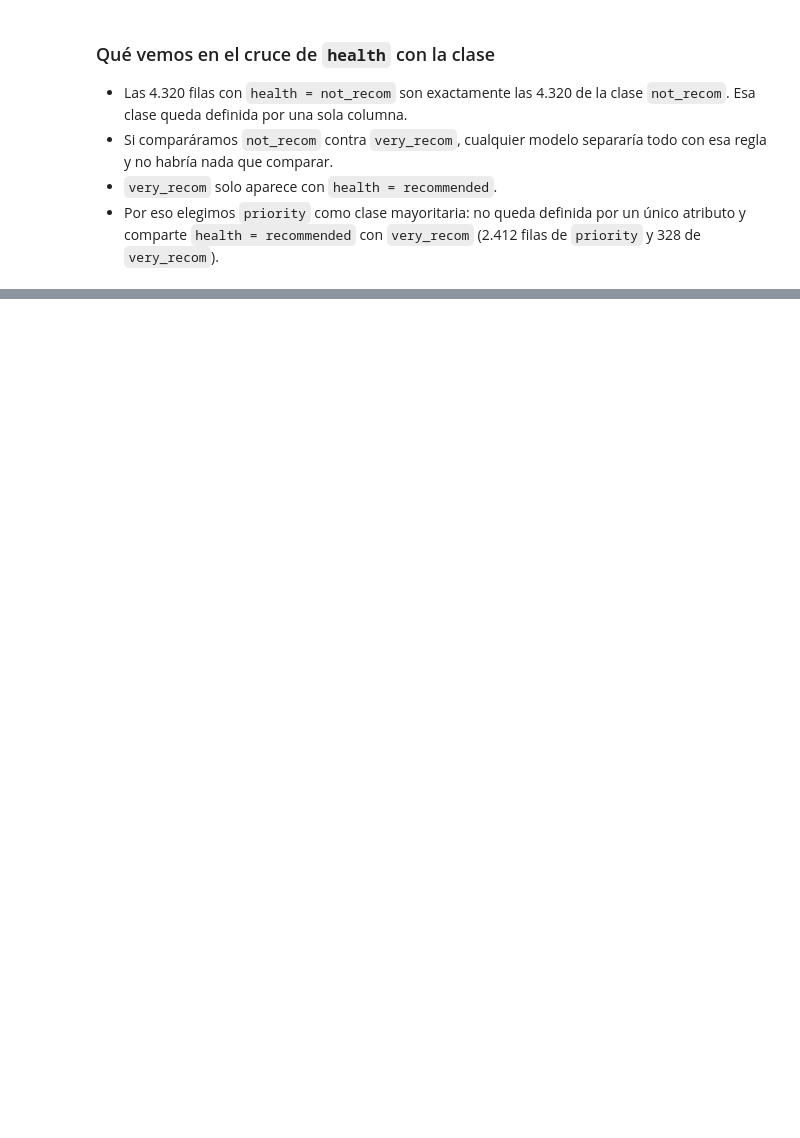
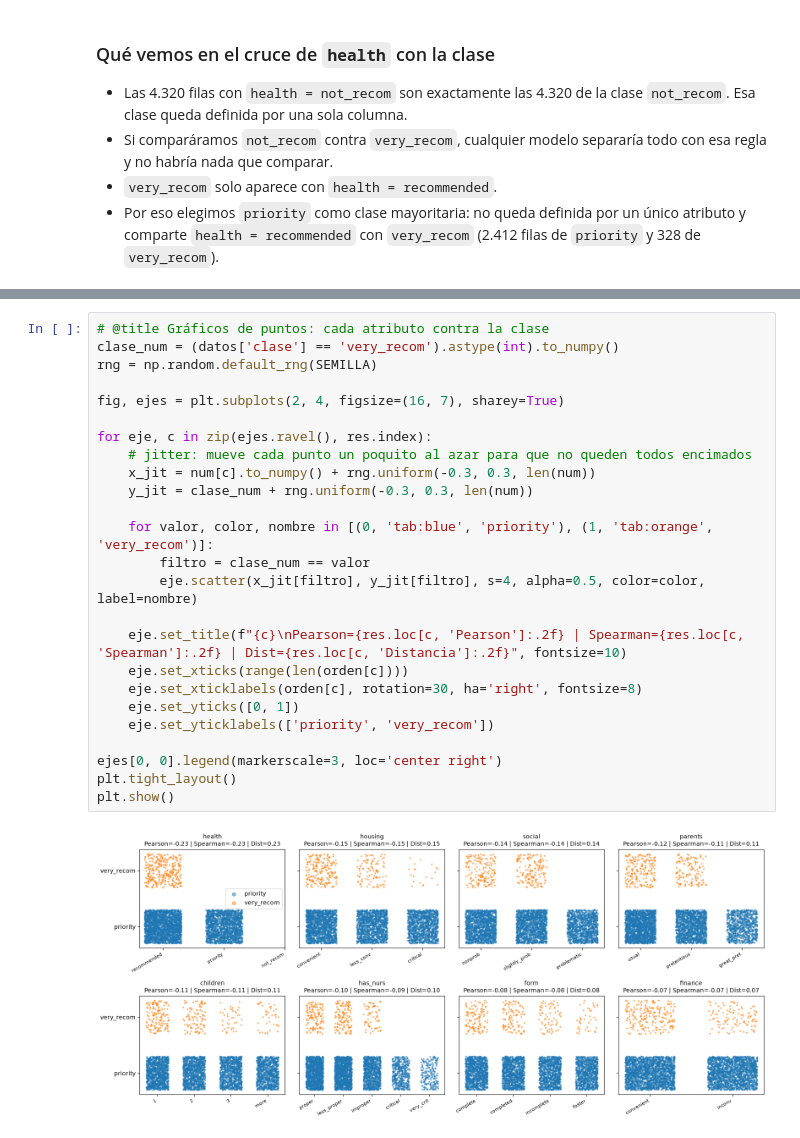
Before and after one commit to jota1308/MineriaDeDatosyAprendizajeAutomatico, a Jupyter notebook: notebooks/TP_Nursery.ipynb, the cells around one changed output, grey strips where cells are left out. Drawn from its saved outputs; the diff is of its cells as text; blank space fills up the shorter version.

```diff
--- a/notebooks/TP_Nursery.ipynb
+++ b/notebooks/TP_Nursery.ipynb
@@ -64,0 +307,27 @@ print(f"Accuracy de predecir siempre priority: {(df_bin['clase'] == 'priority').
+# %%
+# @title Gráficos de puntos: cada atributo contra la clase
+clase_num = (datos['clase'] == 'very_recom').astype(int).to_numpy()
+rng = np.random.default_rng(SEMILLA)
+
+fig, ejes = plt.subplots(2, 4, figsize=(16, 7), sharey=True)
+
+for eje, c in zip(ejes.ravel(), res.index):
+    # jitter: mueve cada punto un poquito al azar para que no queden todos encimados
+    x_jit = num[c].to_numpy() + rng.uniform(-0.3, 0.3, len(num))
+    y_jit = clase_num + rng.uniform(-0.3, 0.3, len(num))
+
+    for valor, color, nombre in [(0, 'tab:blue', 'priority'), (1, 'tab:orange', 'very_recom')]:
+        filtro = clase_num == valor
+        eje.scatter(x_jit[filtro], y_jit[filtro], s=4, alpha=0.5, color=color, label=nombre)
+
+    eje.set_title(f"{c}\nPearson={res.loc[c, 'Pearson']:.2f} | Spearman={res.loc[c, 'Spearman']:.2f} | Dist={res.loc[c, 'Distancia']:.2f}", fontsize=10)
+    eje.set_xticks(range(len(orden[c])))
+    eje.set_xticklabels(orden[c], rotation=30, ha='right', fontsize=8)
+    eje.set_yticks([0, 1])
+    eje.set_yticklabels(['priority', 'very_recom'])
+
+ejes[0, 0].legend(markerscale=3, loc='center right')
+plt.tight_layout()
+plt.show()
+# %% [output]
+[figure, added]
```
Also changed, not shown: parts of 14 cells of this notebook.
